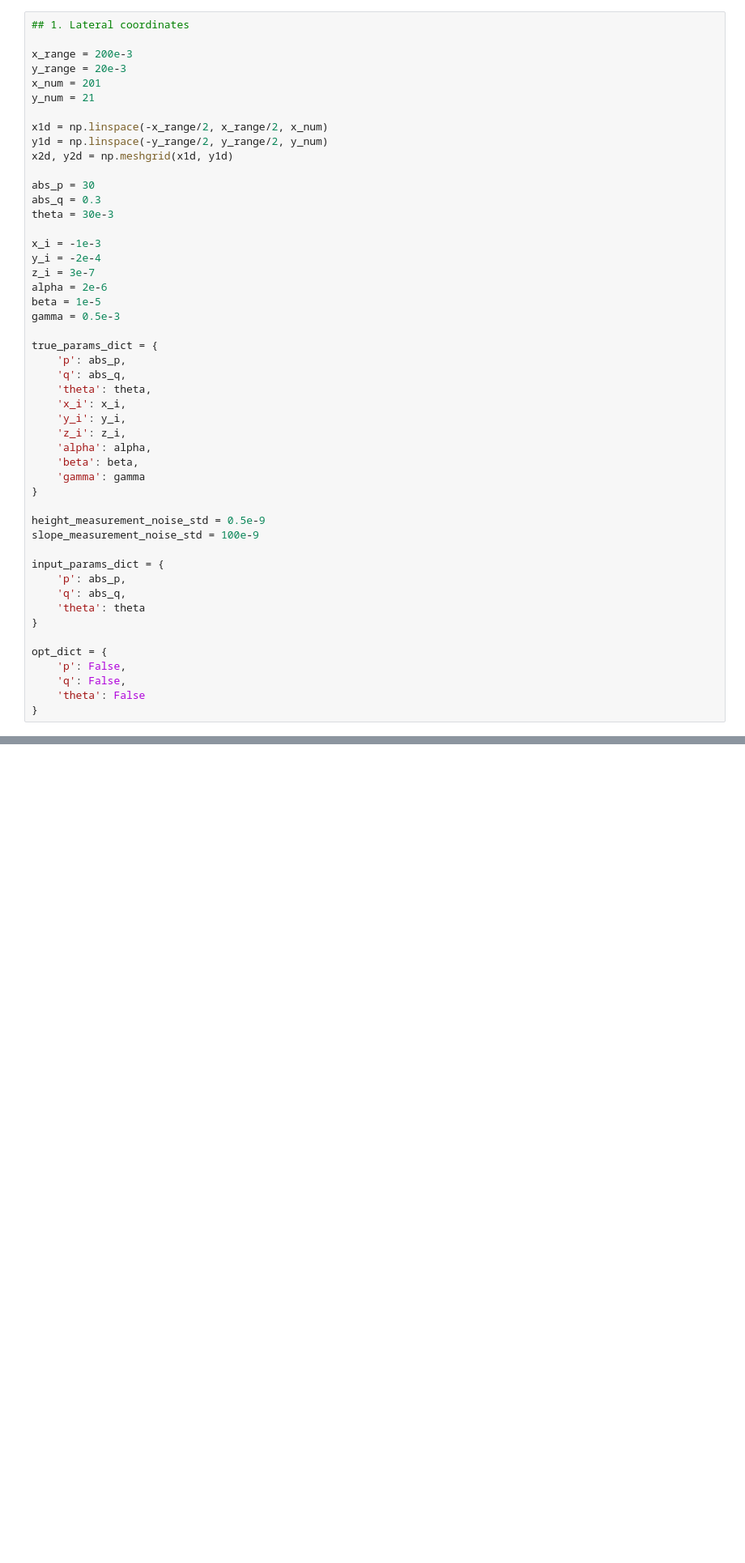
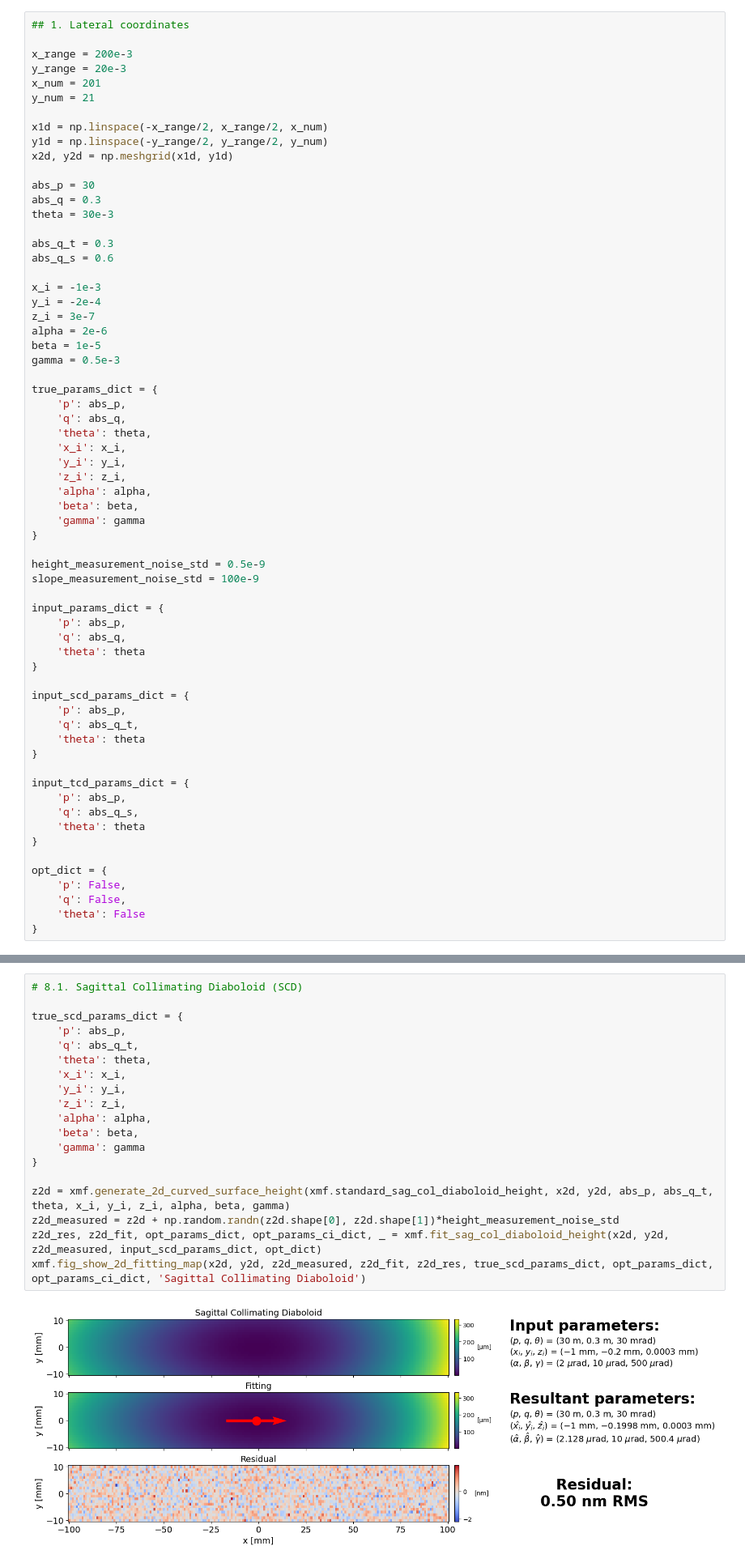
Before and after one commit to nsls2omf/xmf, a Jupyter notebook: python/demo_script_03_fit_simulation_data_with_opt.ipynb, the cells around one changed output, grey strips where cells are left out. Shown at 81% size. Saved outputs shown, nothing was run; the diff lists cells and outputs as text; blank space fills up the shorter version.

```diff
--- a/python/demo_script_03_fit_simulation_data_with_opt.ipynb
+++ b/python/demo_script_03_fit_simulation_data_with_opt.ipynb
@@ -18,6 +18,9 @@ x2d, y2d = np.meshgrid(x1d, y1d)
 abs_p = 30
 abs_q = 0.3
 theta = 30e-3
+
+abs_q_t = 0.3
+abs_q_s = 0.6
 
 x_i = -1e-3
 y_i = -2e-4
@@ -47,6 +50,18 @@ input_params_dict = {
     'theta': theta
 }
 
+input_scd_params_dict = {
+    'p': abs_p,
+    'q': abs_q_t,
+    'theta': theta
+}
+
+input_tcd_params_dict = {
+    'p': abs_p,
+    'q': abs_q_s,
+    'theta': theta
+}
+
 opt_dict = {
     'p': False,
     'q': False,
@@ -174,0 +190,21 @@ xmf.fig_show_1d_fitting_slope(x1d, sx1d_measured, sx1d_fit, sx1d_res, true_param
+# %%
+# 8.1. Sagittal Collimating Diaboloid (SCD)
+
+true_scd_params_dict = {
+    'p': abs_p,
+    'q': abs_q_t,
+    'theta': theta,
+    'x_i': x_i,
+    'y_i': y_i,
+    'z_i': z_i,
+    'alpha': alpha,
+    'beta': beta,
+    'gamma': gamma
+}
+
+z2d = xmf.generate_2d_curved_surface_height(xmf.standard_sag_col_diaboloid_height, x2d, y2d, abs_p, abs_q_t, theta, x_i, y_i, z_i, alpha, beta, gamma)
+z2d_measured = z2d + np.random.randn(z2d.shape[0], z2d.shape[1])*height_measurement_noise_std
+z2d_res, z2d_fit, opt_params_dict, opt_params_ci_dict, _ = xmf.fit_sag_col_diaboloid_height(x2d, y2d, z2d_measured, input_scd_params_dict, opt_dict)
+xmf.fig_show_2d_fitting_map(x2d, y2d, z2d_measured, z2d_fit, z2d_res, true_scd_params_dict, opt_params_dict, opt_params_ci_dict, 'Sagittal Collimating Diaboloid')
+# %% [output]
+[figure, added]
```
Also changed, not shown: parts of 9 cells of this notebook, 15 other files.
